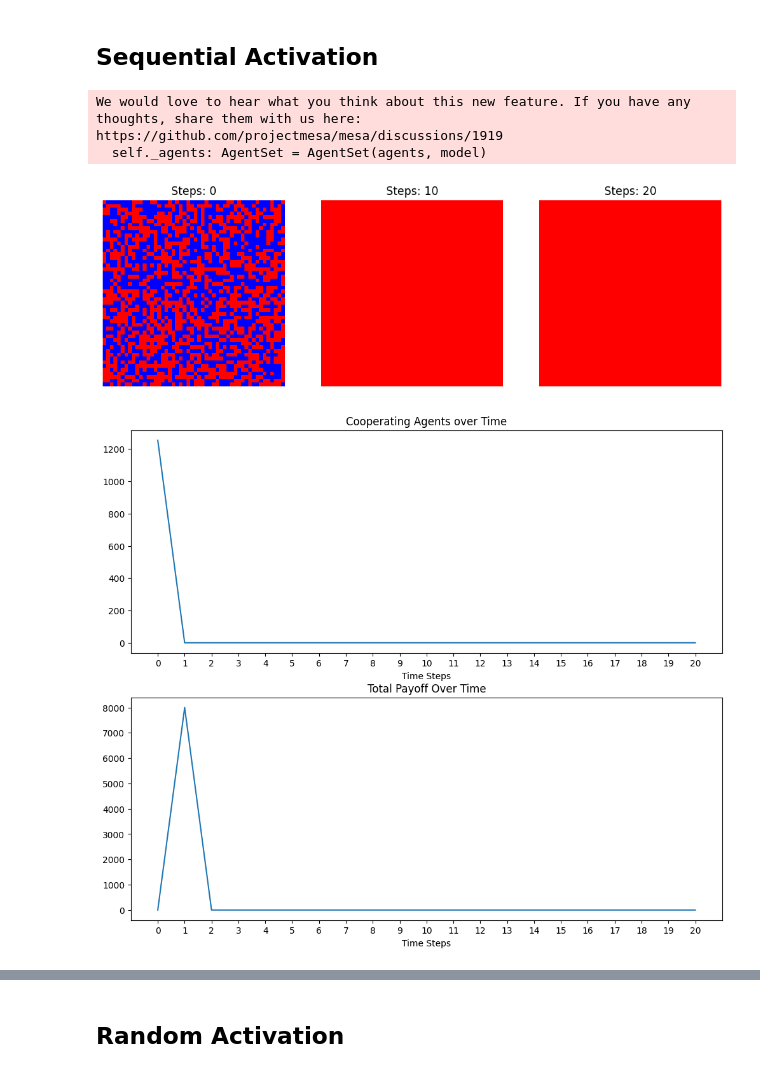
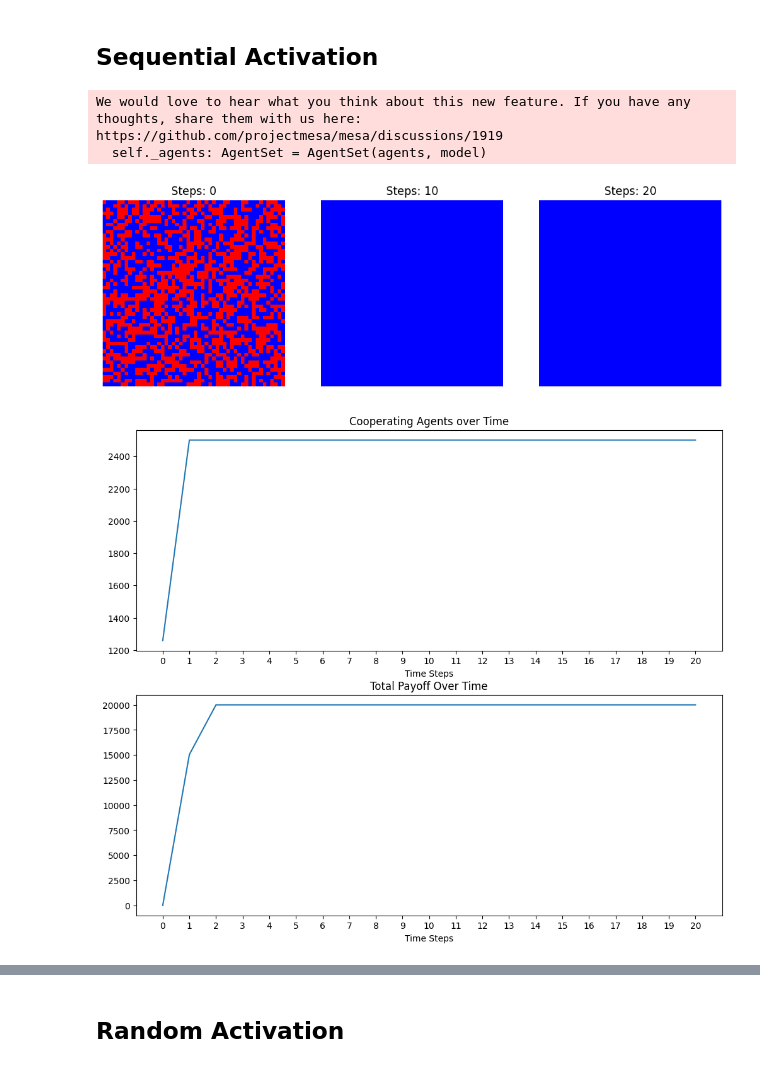
Before and after one commit to nalinbhatt/MACSS-40550-Assignment2, a Jupyter notebook: PD_Grid/analysis.ipynb, the cells around one changed output, grey strips where cells are left out. Saved outputs shown, nothing was run; the diff lists cells and outputs as text; code cells hidden in the pictures.

```diff
--- a/PD_Grid/analysis.ipynb
+++ b/PD_Grid/analysis.ipynb
@@ -95,13 +95,13 @@ seed = 21
 # %% [markdown]
 ## Sequential Activation
 # %%
-m = PdGrid(50, 50, "Sequential", seed=seed, radius=5)
+m = PdGrid(50, 50, "Sequential", seed=seed, radius=1)
 run_model(m)
 # %% [output]
 We would love to hear what you think about this new feature. If you have any thoughts, share them with us here: https://github.com/projectmesa/mesa/discussions/1919
   self._agents: AgentSet = AgentSet(agents, model)
-[figure, old version]
+[figure, new version]
-[figure, old version]
+[figure, new version]
 # %%
 model_df = m.datacollector.get_model_vars_dataframe()
 agent_df = m.datacollector.get_agent_vars_dataframe()
```
Also changed, not shown: parts of 6 cells of this notebook, 1 other file.
